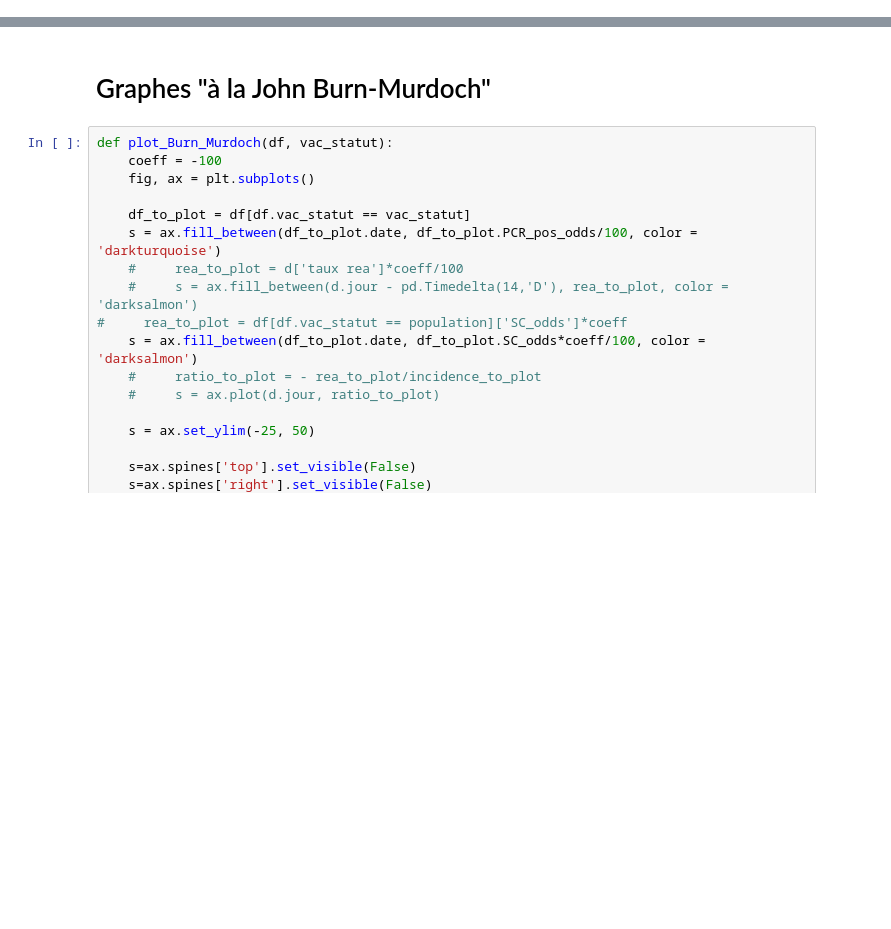
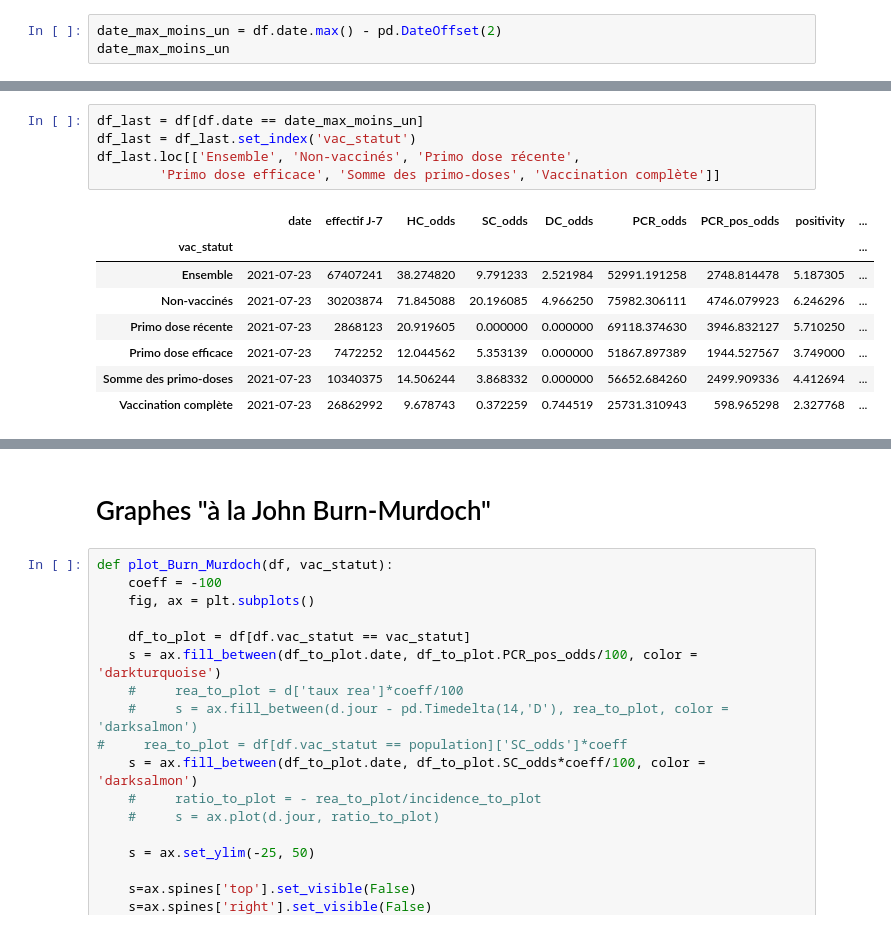
Before and after one commit to E-Dmz/DisplayDataCovid, a Jupyter notebook: Code/Supp: DREES dataset analysis/Analyses données DREES.ipynb, the cells around one changed output, grey strips where cells are left out. Saved outputs shown, nothing was run; the diff lists cells and outputs as text; blank space fills up the shorter version.

```diff
--- a/Code/Supp: DREES dataset analysis/Analyses données DREES.ipynb
+++ b/Code/Supp: DREES dataset analysis/Analyses données DREES.ipynb
@@ -118,0 +156,3 @@ for vac_statut in ['Ensemble', 'Non-vaccinés', 'Primo dose', 'Vaccination compl
+# %%
+date_max_moins_un = df.date.max() - pd.DateOffset(2)
+date_max_moins_un
@@ -118,0 +161,14 @@ for vac_statut in ['Ensemble', 'Non-vaccinés', 'Primo dose', 'Vaccination compl
+# %%
+df_last = df[df.date == date_max_moins_un]
+df_last = df_last.set_index('vac_statut')
+df_last.loc[['Ensemble', 'Non-vaccinés', 'Primo dose récente',
+        'Primo dose efficace', 'Somme des primo-doses', 'Vaccination complète']]
+# %% [output]
+|  | date | effectif J-7 | HC_odds | SC_odds | DC_odds | PCR_odds | PCR_pos_odds | positivity | ... |
+| vac_statut |  |  |  |  |  |  |  |  | ... |
+| Ensemble | 2021-07-23 | 67407241 | 38.274820 | 9.791233 | 2.521984 | 52991.191258 | 2748.814478 | 5.187305 | ... |
+| Non-vaccinés | 2021-07-23 | 30203874 | 71.845088 | 20.196085 | 4.966250 | 75982.306111 | 4746.079923 | 6.246296 | ... |
+| Primo dose récente | 2021-07-23 | 2868123 | 20.919605 | 0.000000 | 0.000000 | 69118.374630 | 3946.832127 | 5.710250 | ... |
+| Primo dose efficace | 2021-07-23 | 7472252 | 12.044562 | 5.353139 | 0.000000 | 51867.897389 | 1944.527567 | 3.749000 | ... |
+| Somme des primo-doses | 2021-07-23 | 10340375 | 14.506244 | 3.868332 | 0.000000 | 56652.684260 | 2499.909336 | 4.412694 | ... |
+| Vaccination complète | 2021-07-23 | 26862992 | 9.678743 | 0.372259 | 0.744519 | 25731.310943 | 598.965298 | 2.327768 | ... |
```
Also changed, not shown: parts of 13 cells of this notebook, 47 other files.
